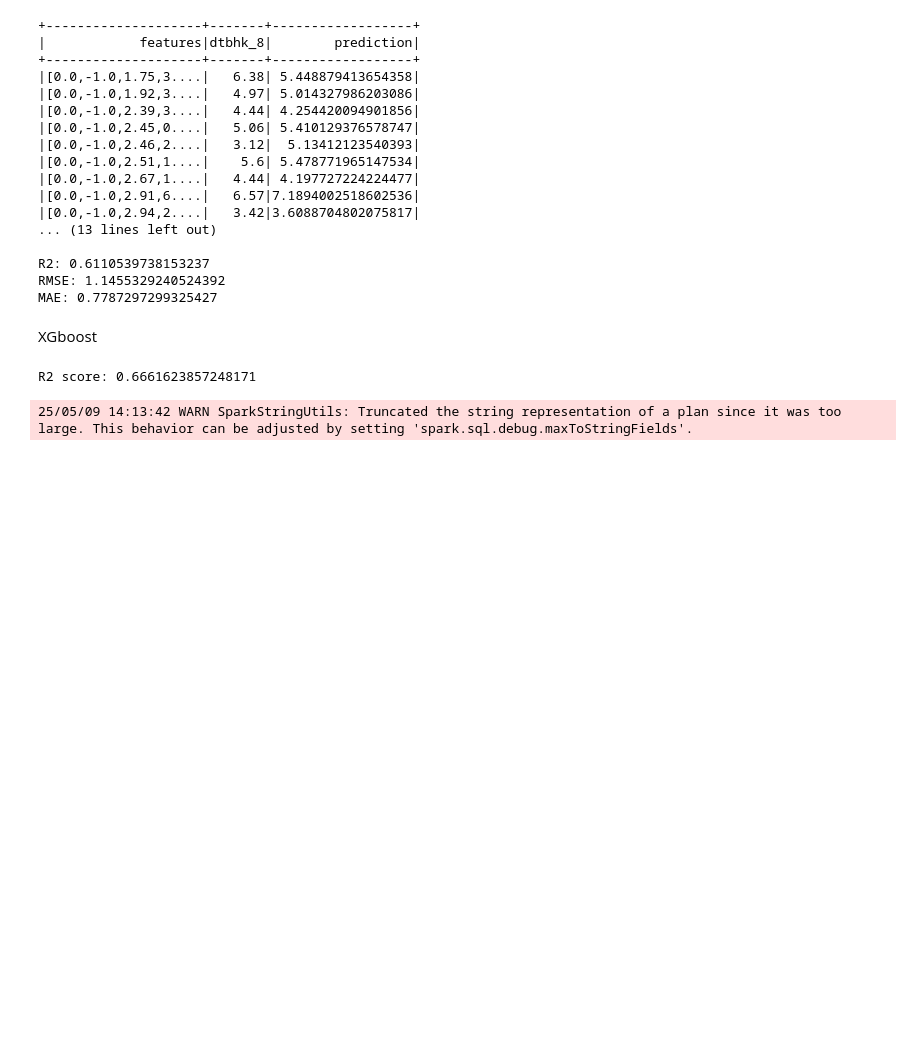
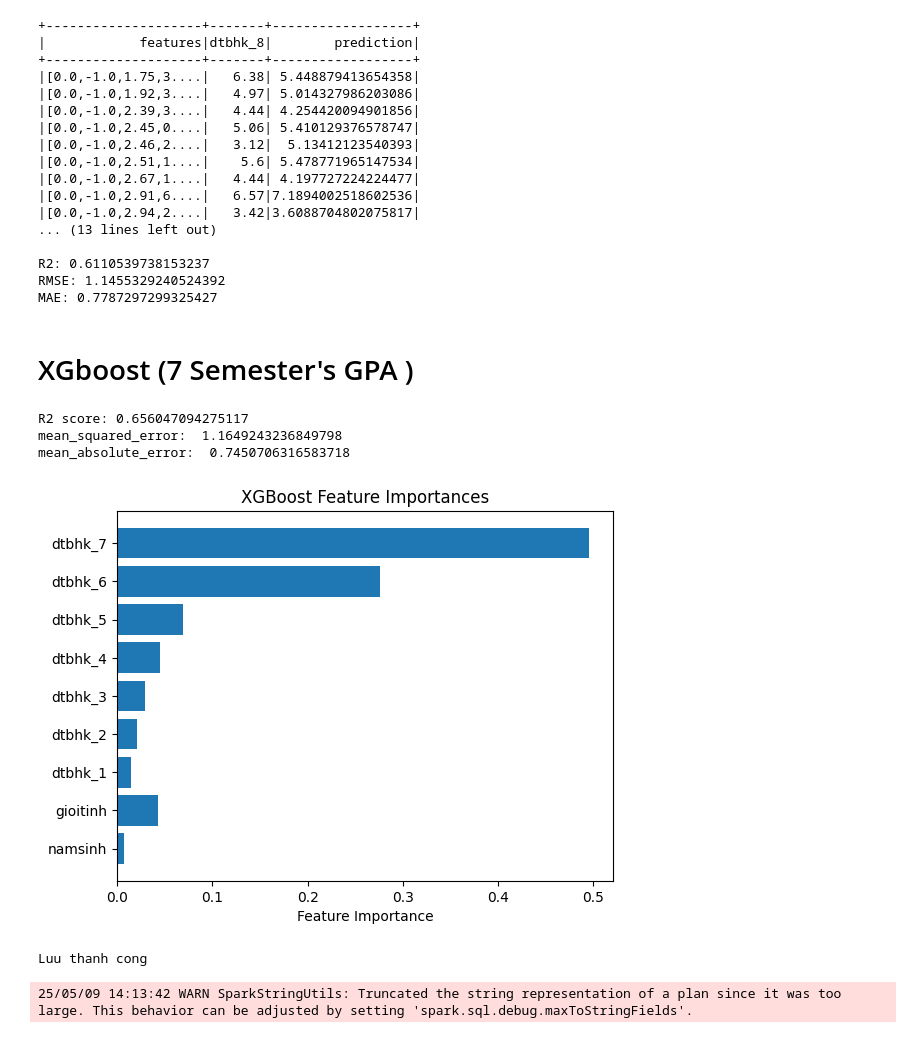
Before and after one commit to Hatsuki9813/GPAPredictor, a Jupyter notebook: PySparkML/Dudoandiem.ipynb, the cells around one changed output. Drawn from its saved outputs; the diff is of its cells as text; code cells hidden in the pictures; blank space fills up the shorter version.

```diff
--- a/PySparkML/Dudoandiem.ipynb
+++ b/PySparkML/Dudoandiem.ipynb
@@ -216,28 +588,39 @@ print(f"MAE: {mae}")
 R2: 0.6110539738153237
 RMSE: 1.1455329240524392
 MAE: 0.7787297299325427
-# %% [markdown]
-XGboost
+# %% [markdown]
+# XGboost (7 Semester's GPA )
 # %%
-import pandas as pd
-from xgboost import XGBRegressor
-from sklearn.metrics import r2_score
-from sklearn.model_selection import train_test_split
 
 pdf = df.toPandas()  # convert từ PySpark về Pandas
 
 X = pdf[['namsinh','gioitinh','dtbhk_1','dtbhk_2','dtbhk_3','dtbhk_4','dtbhk_5','dtbhk_6','dtbhk_7']]
 y = pdf['dtbhk_8']
 
 X_train, X_test, y_train, y_test = train_test_split(X, y, test_size=0.2, random_state=42)
 
-model = XGBRegressor(objective='reg:squarederror', max_depth=5, eta=0.1, n_estimators=100)
+model = XGBRegressor(n_estimators=200, learning_rate=0.1, max_depth=3, random_state=42)
 model.fit(X_train, y_train)
 
 y_pred = model.predict(X_test)
 print("R2 score:", r2_score(y_test, y_pred))
+print("mean_squared_error: " , mean_squared_error(y_test, y_pred))
+print("mean_absolute_error: ", mean_absolute_error(y_test, y_pred))
+plt.barh(X.columns, model.feature_importances_)
+plt.xlabel("Feature Importance")
+plt.title("XGBoost Feature Importances")
+plt.show()
+try:
+    #joblib.dump(model, "./saved_model/xgboost_7.pkl")
+    print("Luu thanh cong")
+except Exception as e:
+    print("Luu loi")
 # %% [output]
-R2 score: 0.6661623857248171
+R2 score: 0.656047094275117
+mean_squared_error:  1.1649243236849798
+mean_absolute_error:  0.7450706316583718
+[figure, added]
+Luu thanh cong
 # %%
 # %% [output]
 25/05/09 14:13:42 WARN SparkStringUtils: Truncated the string representation of a plan since it was too large. This behavior can be adjusted by setting 'spark.sql.debug.maxToStringFields'.
```
Also changed, not shown: parts of 30 cells of this notebook, 7 other files.
